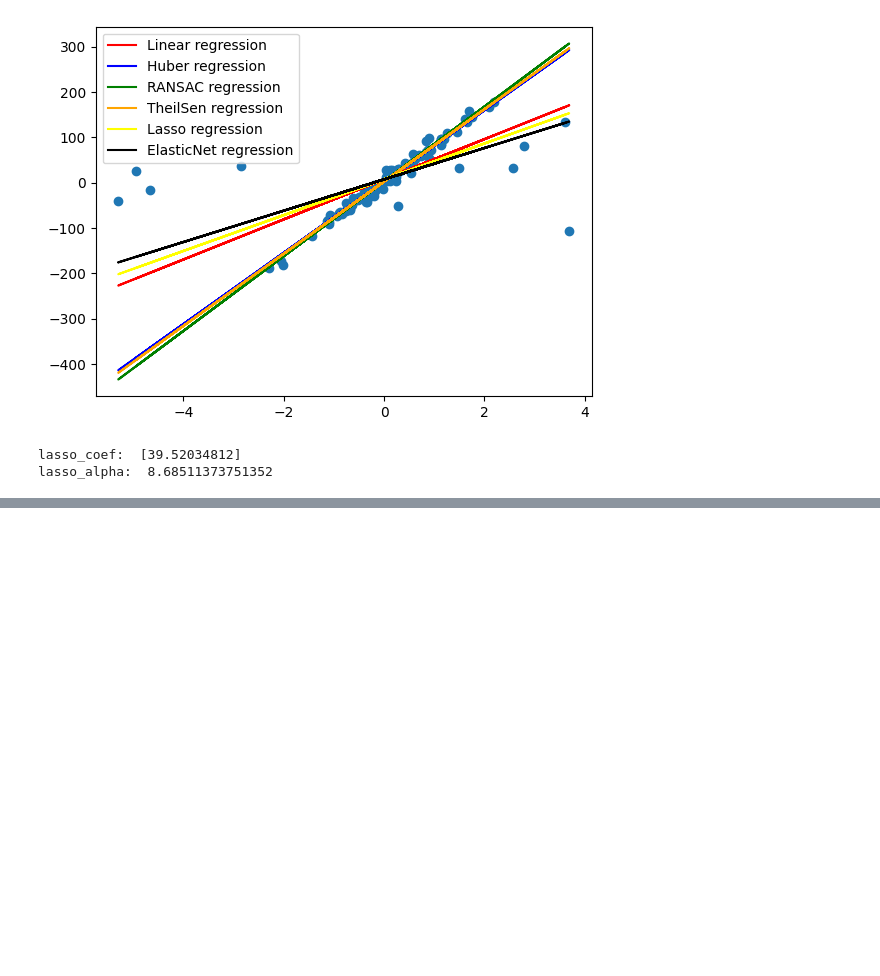
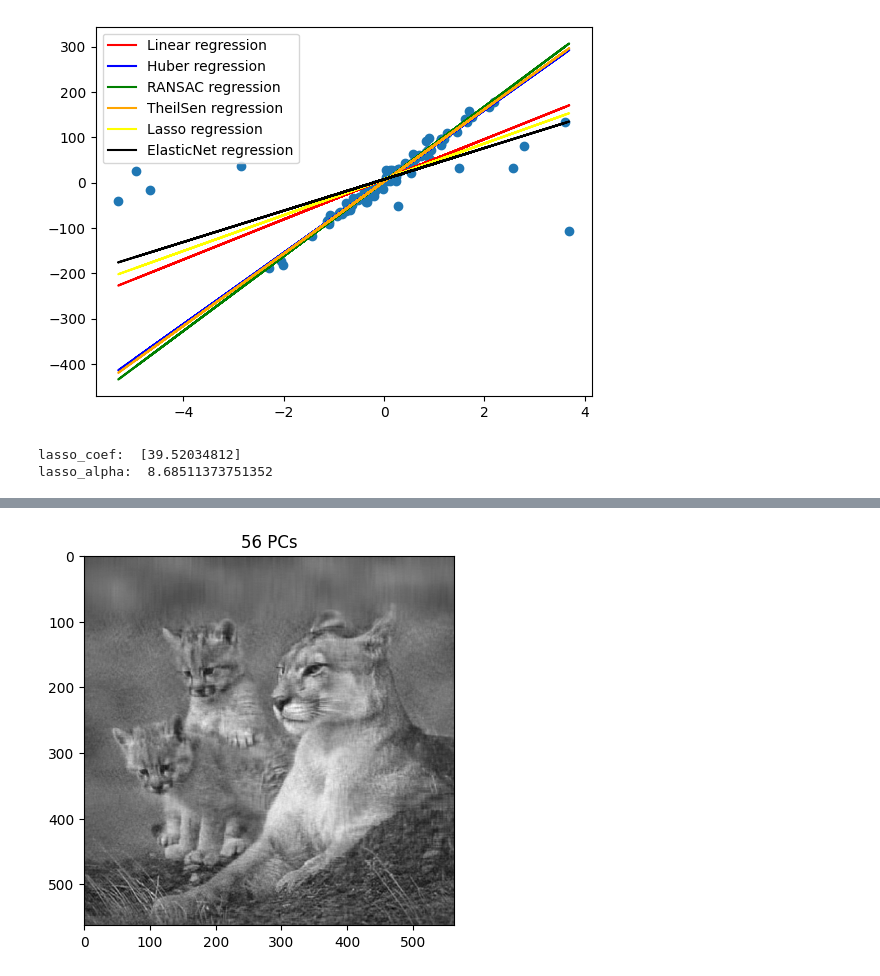
Before and after one commit to JoakoIA/Universidad, a Jupyter notebook: Python/Estadistica Multivariada/clase_10.ipynb, the cells around one changed output, grey strips where cells are left out. Saved outputs shown, nothing was run; the diff lists cells and outputs as text; code cells hidden in the pictures; blank space fills up the shorter version.

```diff
--- a/Python/Estadistica Multivariada/clase_10.ipynb
+++ b/Python/Estadistica Multivariada/clase_10.ipynb
@@ -409,0 +499,10 @@ lasso_alpha:  8.68511373751352
+# %%
+ipca2 = PCA(n_components=k2)
+image_recon2 = ipca2.inverse_transform(ipca2.fit_transform(image_bw))
+
+plt.figure()
+plt.imshow(image_recon2, cmap=plt.cm.gray)
+plt.title(f"{k2} PCs")
+plt.show()
+# %% [output]
+[figure, added]
```
Also changed, not shown: parts of 33 cells of this notebook, 6 other files.
